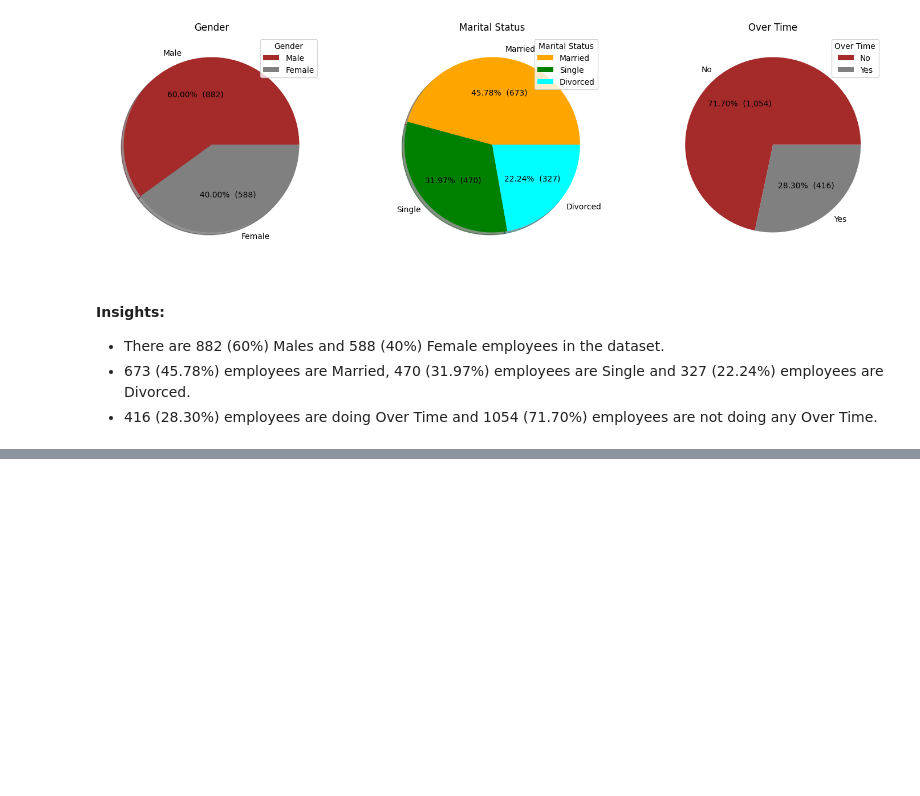
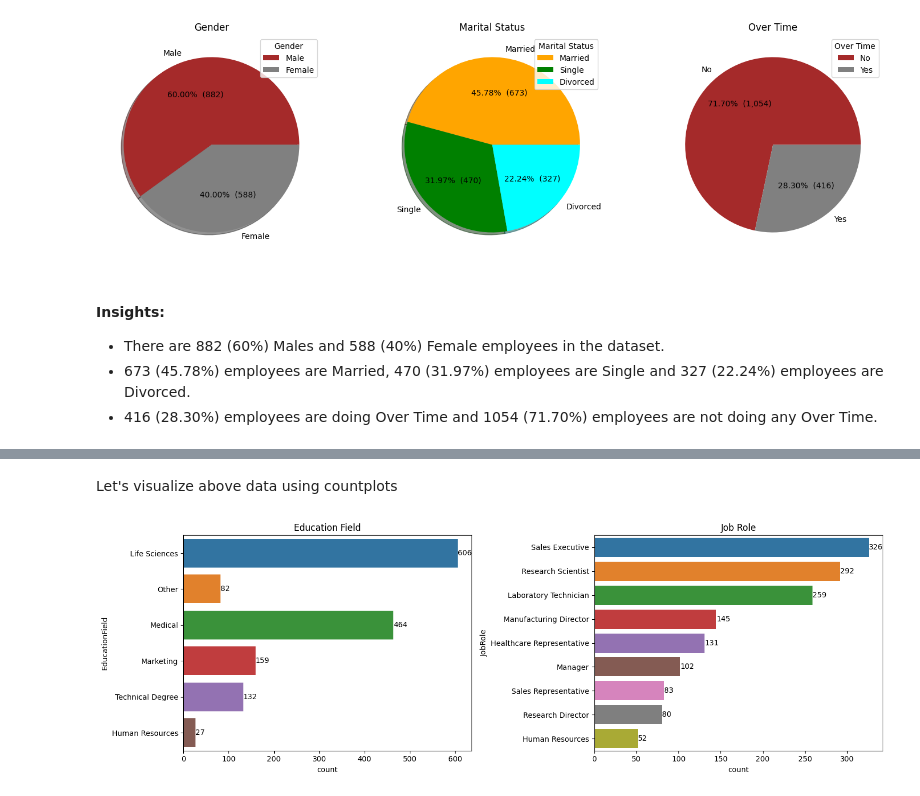
Before and after one commit to Akshay-Paunikar/IBM_Employee_Attrition_ML, a Jupyter notebook: notebook/IBM_Employee_Attrition_EDA.ipynb, the cells around one changed output, grey strips where cells are left out. Cells and saved outputs as stored; diff of their text form; code cells hidden in the pictures; blank space fills up the shorter version.

```diff
--- a/notebook/IBM_Employee_Attrition_EDA.ipynb
+++ b/notebook/IBM_Employee_Attrition_EDA.ipynb
@@ -168,3 +168,7 @@ cat_cols
 len(num_cols), len(cat_cols)
 # %% [output]
 (26, 9)
+# %%
+# unique values in category columns
+for i in cat_cols:
+    print(i, "-->>", data[i].unique())
@@ -170,0 +190,3 @@ len(num_cols), len(cat_cols)
+# %%
+data = data.drop(['Over18'], axis=1)
+data.shape
@@ -323,0 +373,25 @@ plt.show()
+# %% [markdown]
+Let's visualize above data using countplots
+# %%
+fig = plt.figure(figsize=(15,5))
+
+# EducationField
+ax1 = plt.subplot2grid((1,2), (0,0))
+
+sns.countplot(y='EducationField', data=data, orient='h')
+for i in ax1.containers:
+    ax1.bar_label(i)
+plt.title("Education Field")
+
+# JobRole
+ax2 = plt.subplot2grid((1,2), (0,1))
+
+sns.countplot(y='JobRole', data=data, orient='h')
+for i in ax2.containers:
+    ax2.bar_label(i)
+plt.title("Job Role")
+
+plt.tight_layout()
+plt.show()
+# %% [output]
+[figure, added]
```
Also changed, not shown: parts of 6 cells of this notebook.
